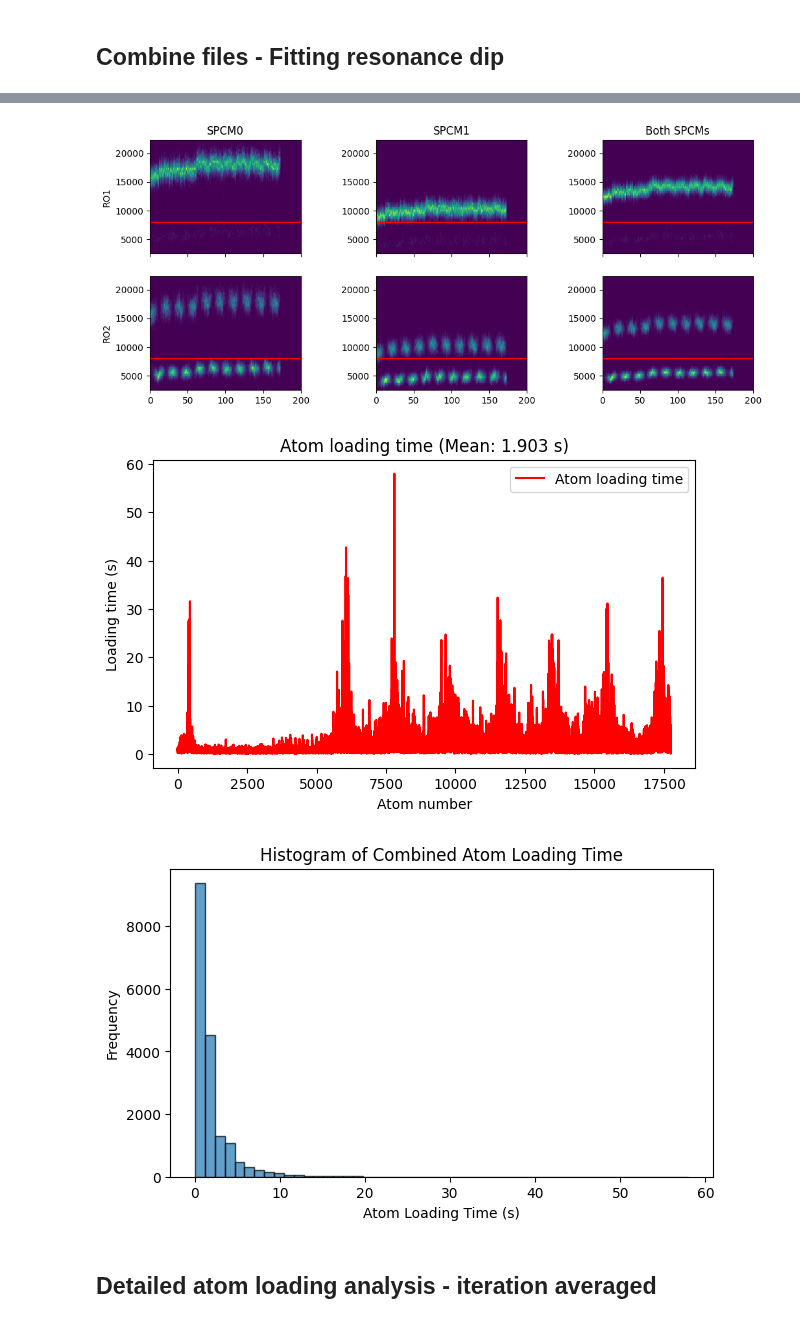
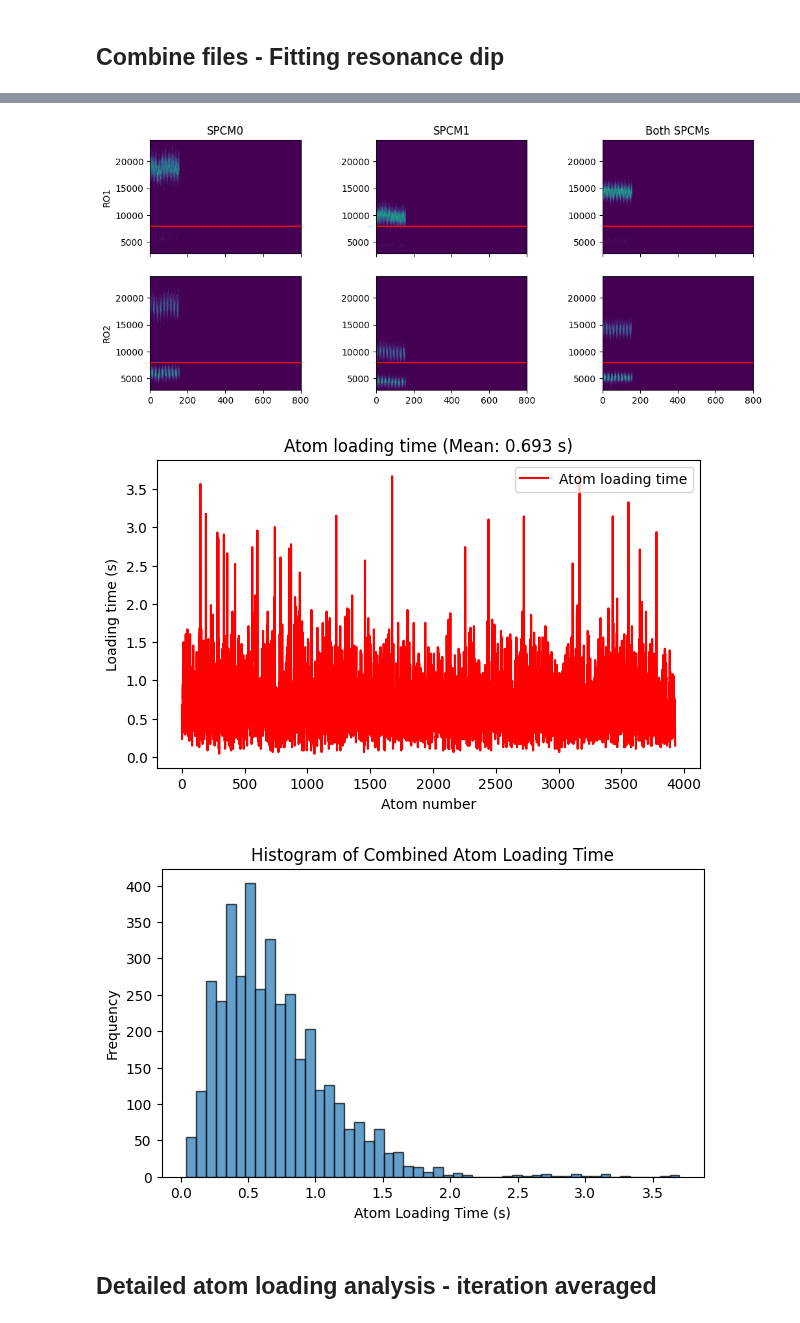
Before and after one commit to QuantumQuadrate/qn_artiq_routines, a Jupyter notebook: Analysis/Single atom analysis/atom_loading_analysis_2025.ipynb, the cells around one changed output, grey strips where cells are left out. Drawn from its saved outputs; the diff is of its cells as text; code cells hidden in the pictures.

```diff
--- a/Analysis/Single atom analysis/atom_loading_analysis_2025.ipynb
+++ b/Analysis/Single atom analysis/atom_loading_analysis_2025.ipynb
@@ -8,5 +25,5 @@ As before, the AOM RF powers are measured when we run the feedback.
 # %%
-date_filters = ["2025-07-23"]
+date_filters = ["2025-07-24"]
 
 from matplotlib import pyplot as plt
 import matplotlib as mpl
@@ -83,7 +100,7 @@ With fitting the resonance for microwave scans
 """
 ### the file(s) to analyze:
 file_indices = {
-    59:'',
+    39:'',
     # 45:'',
     # 47:'',
     # 49:'',
@@ -383,6 +400,6 @@ center=0.0001, sigma=40000.0001, depth=0.4744
-[figure, old version]
+[figure, new version]
-[figure, old version]
+[figure, new version]
-[figure, old version]
+[figure, new version]
 # %% [markdown]
 ## Detailed atom loading analysis - iteration averaged
 # %%
```
Also changed, not shown: parts of 4 cells of this notebook, 2 other files.
